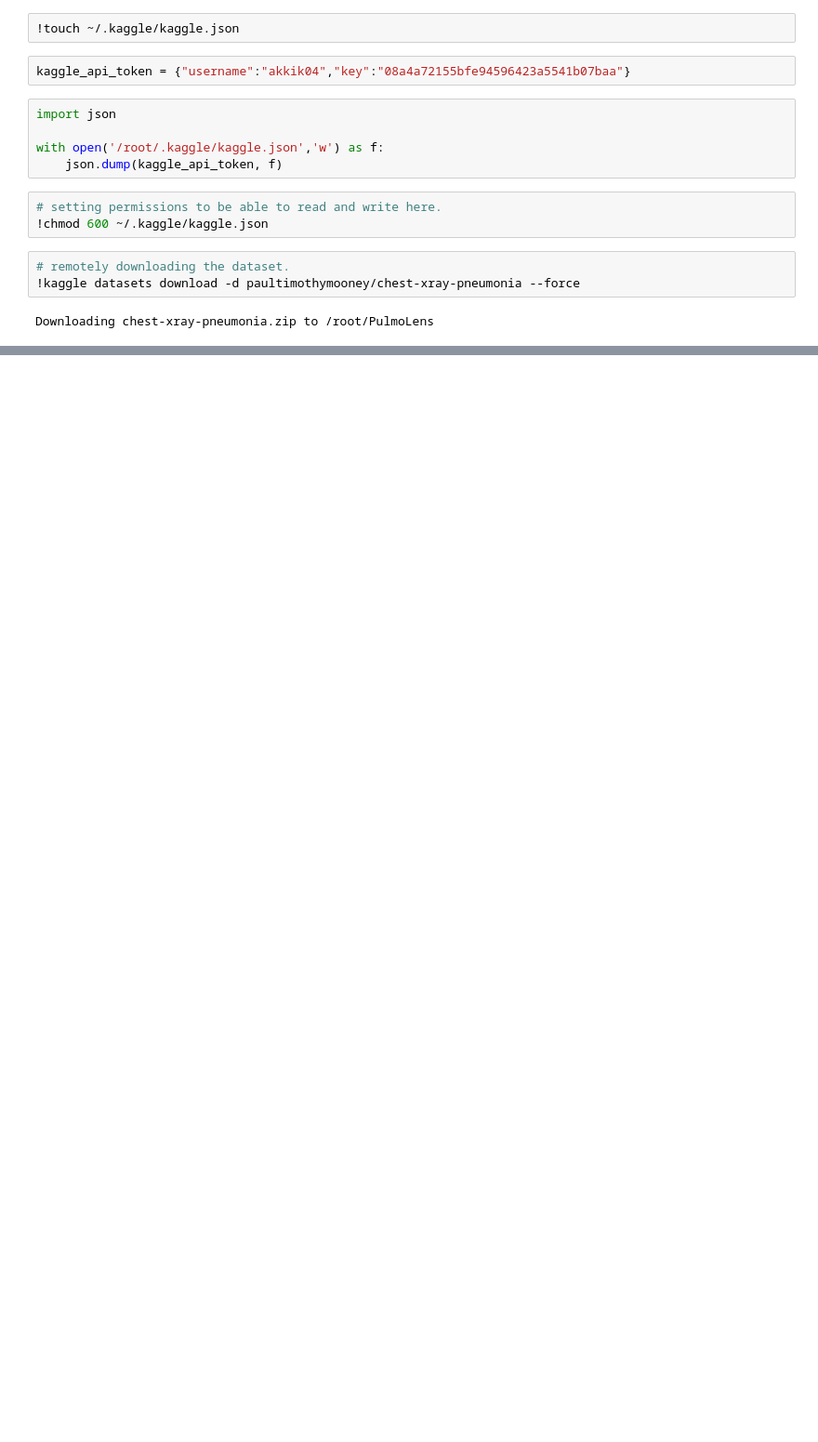
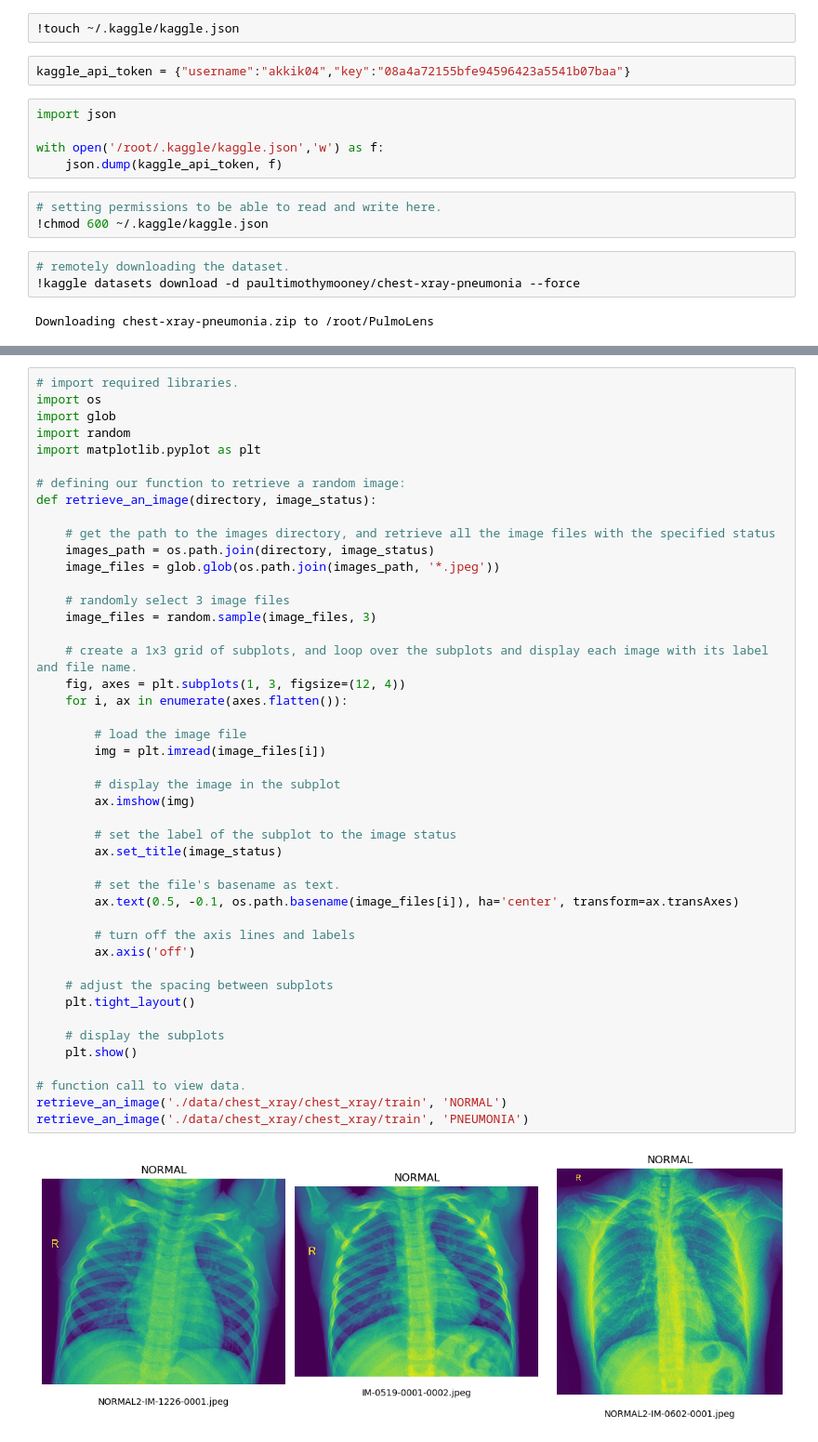
Before and after one commit to akkik04/PulmoLens, a Jupyter notebook: PulmoLens.ipynb, the cells around one changed output, grey strips where cells are left out. Shown at 93% size. Drawn from its saved outputs; the diff is of its cells as text; blank space fills up the shorter version.

Commit message:
Creating Data Visualization

```diff
--- a/PulmoLens.ipynb
+++ b/PulmoLens.ipynb
@@ -37,0 +50,47 @@ with zipfile.ZipFile('./chest-xray-pneumonia.zip','r')  as z:
+# %%
+# import required libraries.
+import os
+import glob
+import random
+import matplotlib.pyplot as plt
+
+# defining our function to retrieve a random image:
+def retrieve_an_image(directory, image_status):
+
+    # get the path to the images directory, and retrieve all the image files with the specified status
+    images_path = os.path.join(directory, image_status)
+    image_files = glob.glob(os.path.join(images_path, '*.jpeg'))
+
+    # randomly select 3 image files
+    image_files = random.sample(image_files, 3)
+
+    # create a 1x3 grid of subplots, and loop over the subplots and display each image with its label and file name.
+    fig, axes = plt.subplots(1, 3, figsize=(12, 4))
+    for i, ax in enumerate(axes.flatten()):
+
+        # load the image file
+        img = plt.imread(image_files[i])
+
+        # display the image in the subplot
+        ax.imshow(img)
+
+        # set the label of the subplot to the image status
+        ax.set_title(image_status)
+
+        # set the file's basename as text.
+        ax.text(0.5, -0.1, os.path.basename(image_files[i]), ha='center', transform=ax.transAxes)
+
+        # turn off the axis lines and labels
+        ax.axis('off')
+
+    # adjust the spacing between subplots
+    plt.tight_layout()
+
+    # display the subplots
+    plt.show()
+
+# function call to view data.
+retrieve_an_image('./data/chest_xray/chest_xray/train', 'NORMAL')
+retrieve_an_image('./data/chest_xray/chest_xray/train', 'PNEUMONIA')
+# %% [output]
+[figure, added]
```
Also changed, not shown: parts of 6 cells of this notebook.
